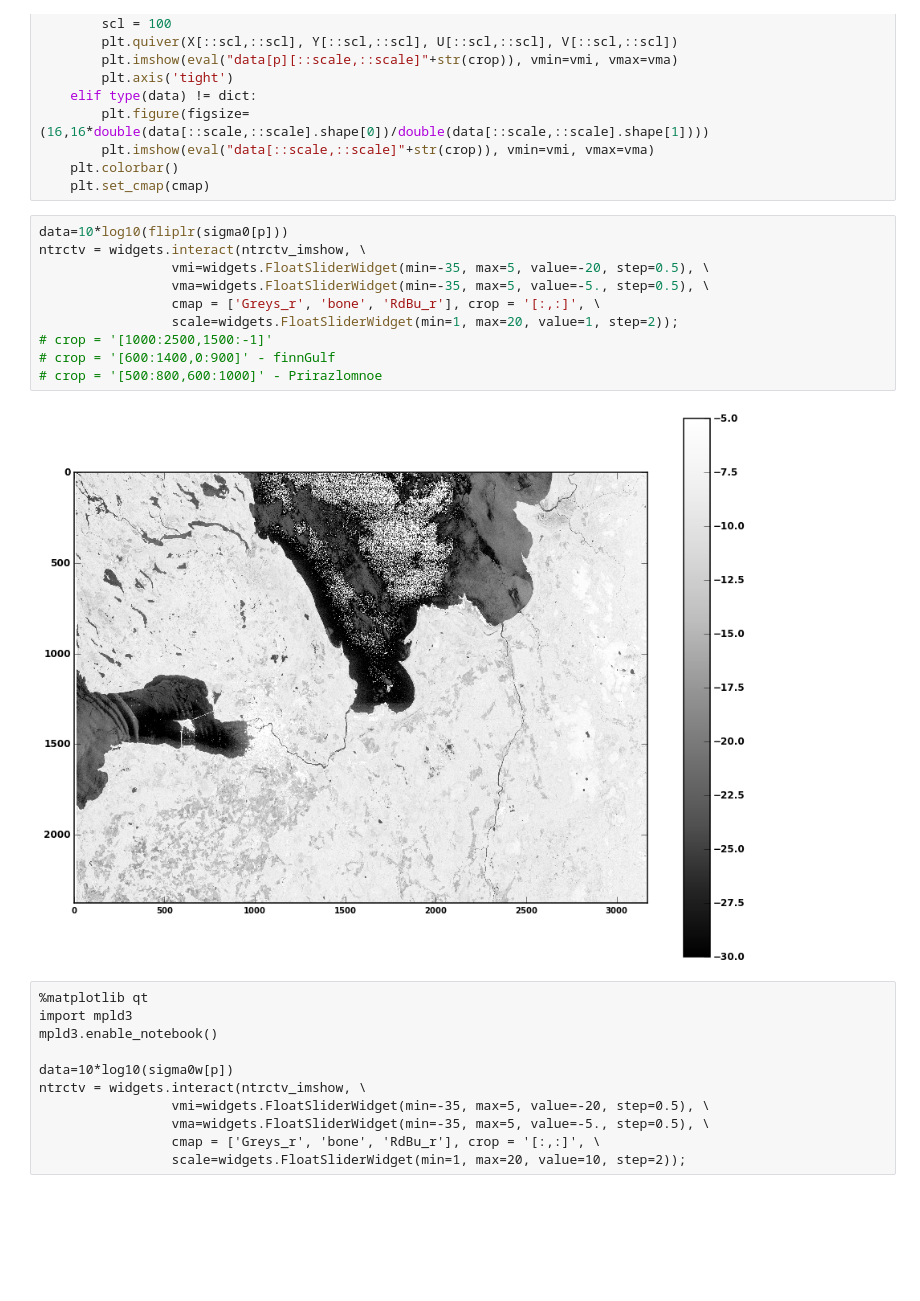
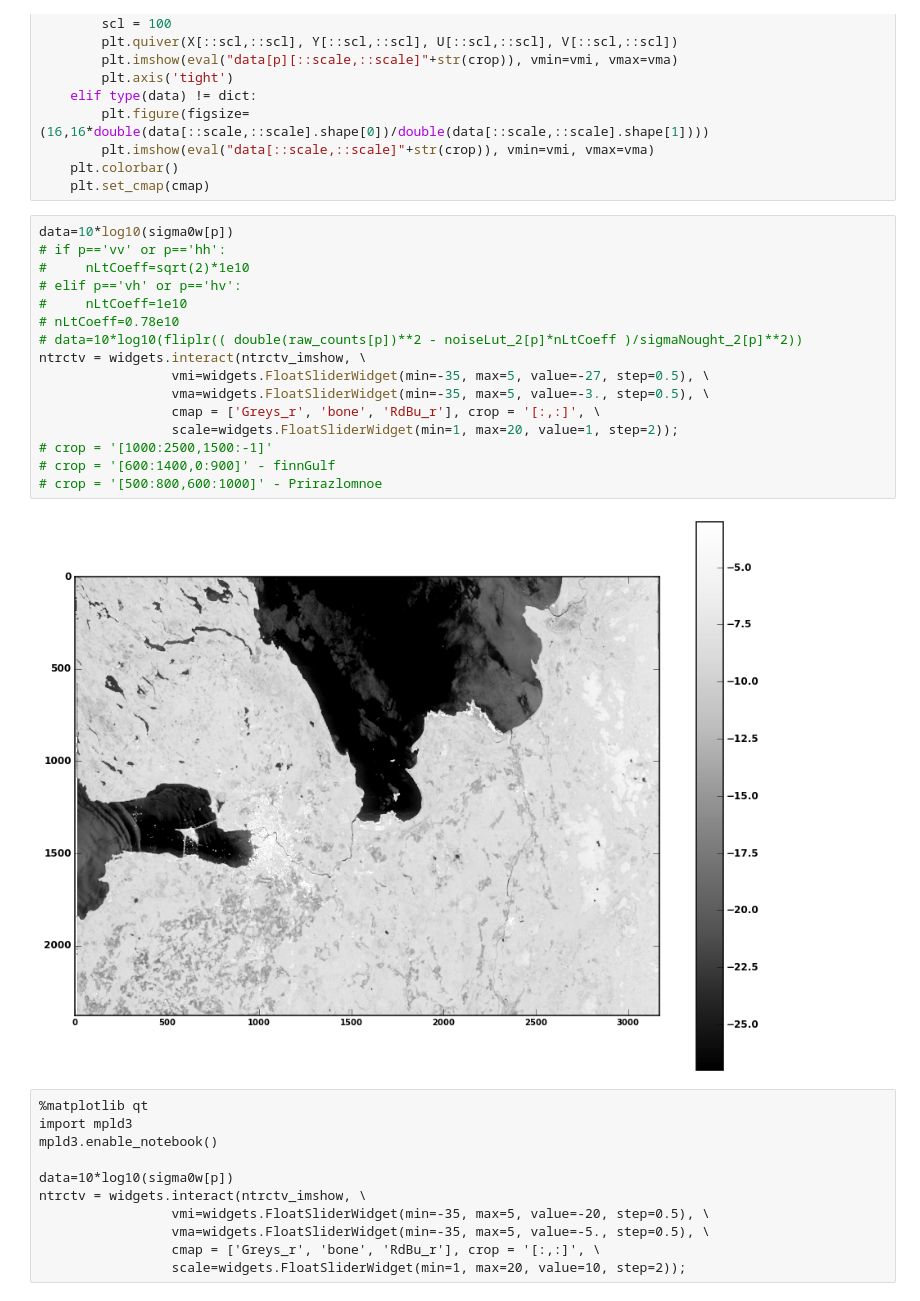
Before and after one commit to magican/PySOL, a Jupyter notebook: notebooks/Sentinel-1/S1_test_resampling.ipynb, the cells around one changed output. Drawn from its saved outputs; the diff is of its cells as text; blank space fills up the shorter version.

```diff
--- a/notebooks/Sentinel-1/S1_test_resampling.ipynb
+++ b/notebooks/Sentinel-1/S1_test_resampling.ipynb
@@ -572,17 +572,23 @@ def ntrctv_imshow(p = 'hh', vmi=-1., vma=1., cmap='Greys_r', crop='[:,:]', scale
     plt.colorbar()
     plt.set_cmap(cmap)
 # %%
-data=10*log10(fliplr(sigma0[p]))
+data=10*log10(sigma0w[p])
+# if p=='vv' or p=='hh':
+#     nLtCoeff=sqrt(2)*1e10
+# elif p=='vh' or p=='hv':
+#     nLtCoeff=1e10
+# nLtCoeff=0.78e10
+# data=10*log10(fliplr(( double(raw_counts[p])**2 - noiseLut_2[p]*nLtCoeff )/sigmaNought_2[p]**2))
 ntrctv = widgets.interact(ntrctv_imshow, \
-                 vmi=widgets.FloatSliderWidget(min=-35, max=5, value=-20, step=0.5), \
-                 vma=widgets.FloatSliderWidget(min=-35, max=5, value=-5., step=0.5), \
+                 vmi=widgets.FloatSliderWidget(min=-35, max=5, value=-27, step=0.5), \
+                 vma=widgets.FloatSliderWidget(min=-35, max=5, value=-3., step=0.5), \
                  cmap = ['Greys_r', 'bone', 'RdBu_r'], crop = '[:,:]', \
                  scale=widgets.FloatSliderWidget(min=1, max=20, value=1, step=2));
 # crop = '[1000:2500,1500:-1]'
 # crop = '[600:1400,0:900]' - finnGulf
 # crop = '[500:800,600:1000]' - Prirazlomnoe
 # %% [output]
-[figure, old version]
+[figure, new version]
 # %% [raw]
 %matplotlib qt
 import mpld3
```
Also changed, not shown: parts of 8 cells of this notebook, 9 other files.
